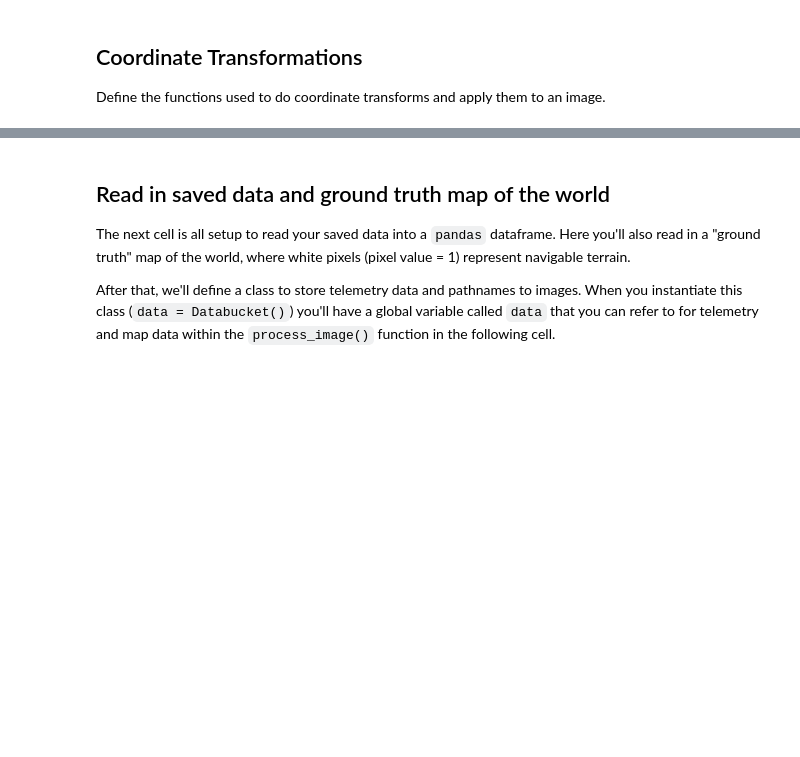
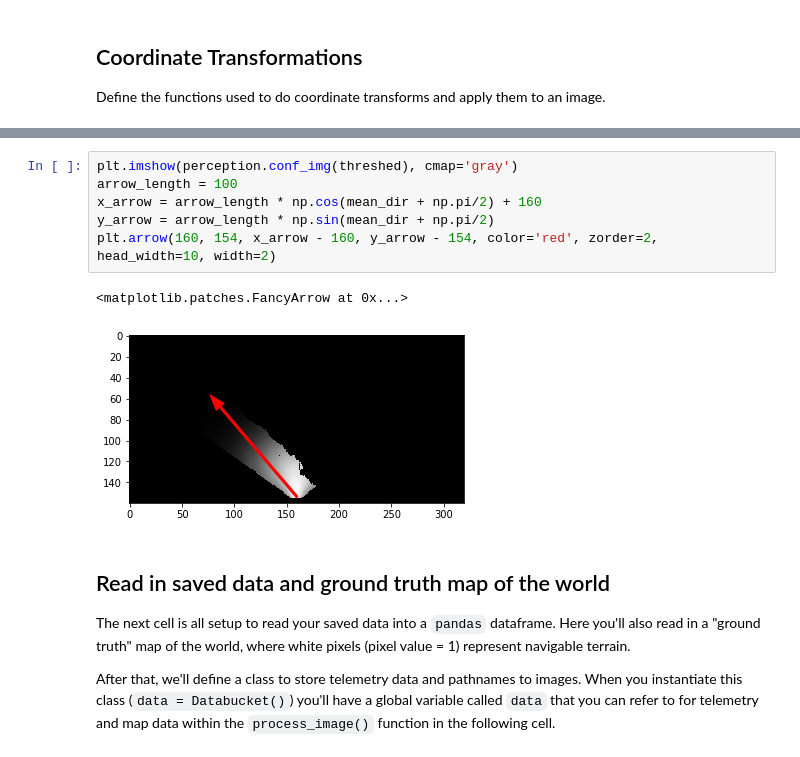
Before and after one commit to pyetras/RoboND-Rover-Project, a Jupyter notebook: code/Rover_Project_Test_Notebook.ipynb, the cells around one changed output, grey strips where cells are left out. Cells and saved outputs as stored; diff of their text form; blank space fills up the shorter version.

```diff
--- a/code/Rover_Project_Test_Notebook.ipynb
+++ b/code/Rover_Project_Test_Notebook.ipynb
@@ -147,3 +169,12 @@ plt.arrow(0, 0, x_arrow, y_arrow, color='red', zorder=2, head_width=10, width=2)
+# %%
+plt.imshow(perception.conf_img(threshed), cmap='gray')
+arrow_length = 100
+x_arrow = arrow_length * np.cos(mean_dir + np.pi/2) + 160
+y_arrow = arrow_length * np.sin(mean_dir + np.pi/2)
+plt.arrow(160, 154, x_arrow - 160, y_arrow - 154, color='red', zorder=2, head_width=10, width=2)
+# %% [output]
+<matplotlib.patches.FancyArrow at 0x...>
+[figure, added]
 # %% [markdown]
 ## Read in saved data and ground truth map of the world
 The next cell is all setup to read your saved data into a `pandas` dataframe.  Here you'll also read in a "ground truth" map of the world, where white pixels (pixel value = 1) represent navigable terrain.
```
Also changed, not shown: parts of 6 cells of this notebook, 7 other files.
